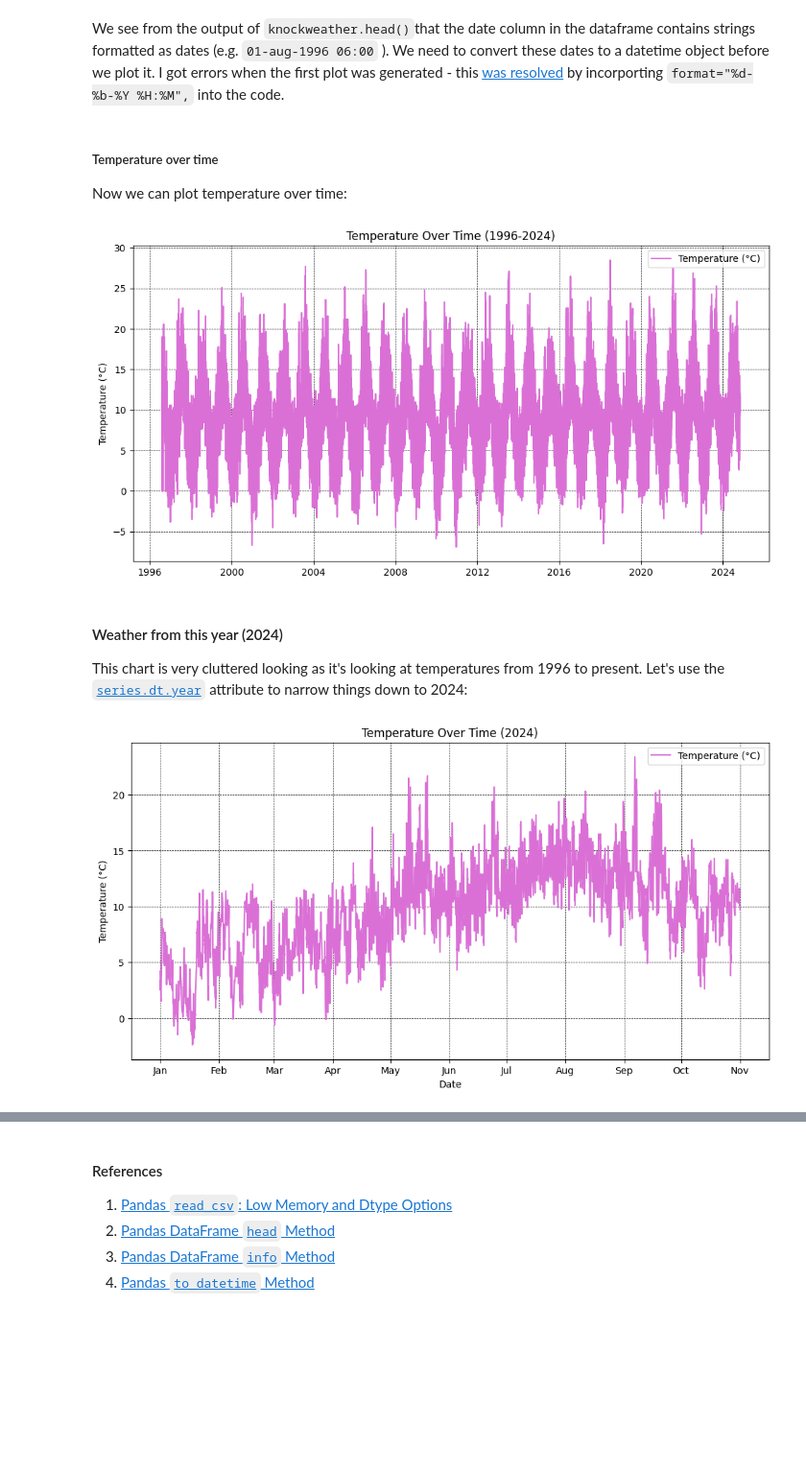
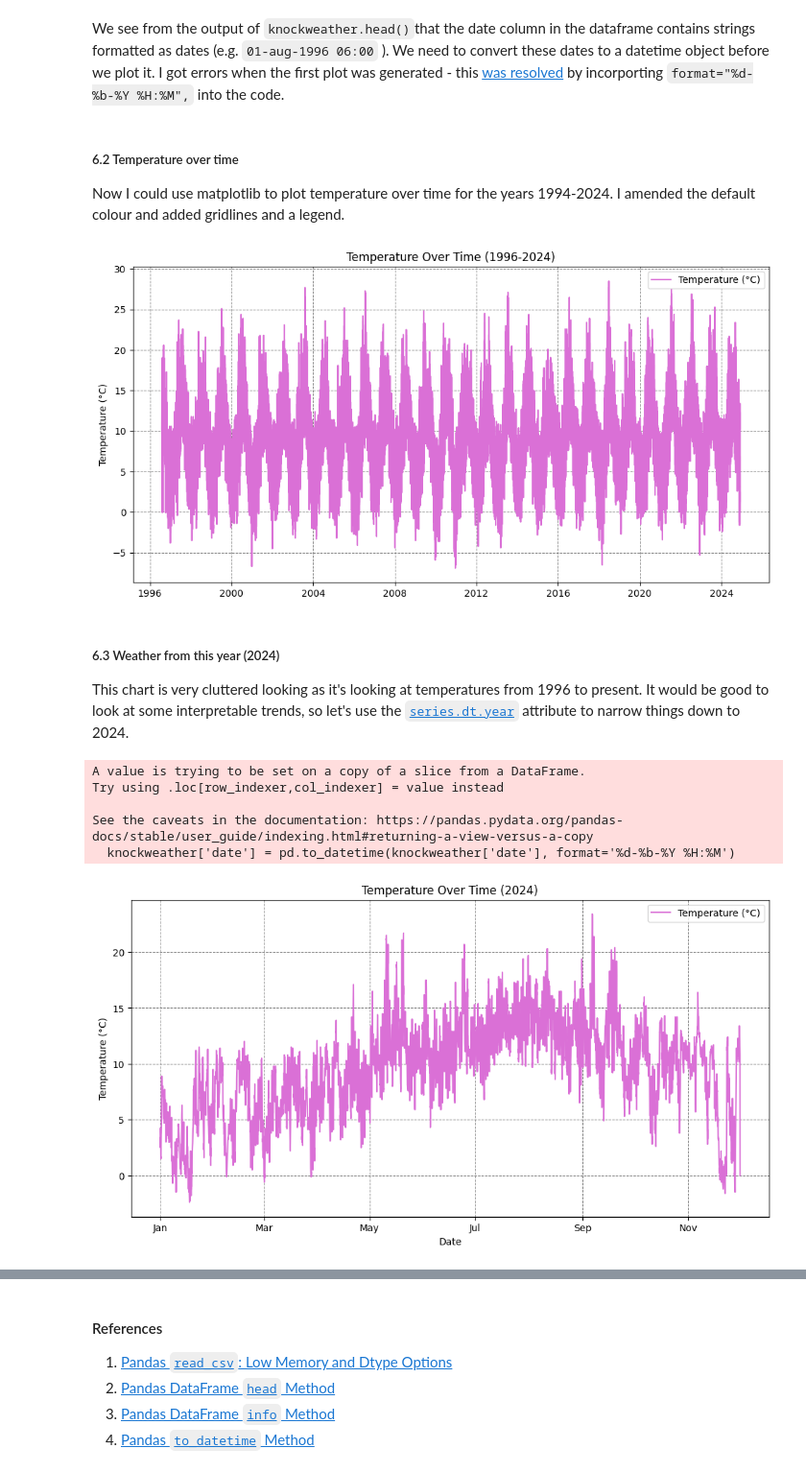
Before and after one commit to miriamroddy/PFDA, a Jupyter notebook: Assignments/assignment_6_Weather.ipynb, the cells around one changed output, grey strips where cells are left out. Shown: that part at 96% size. Drawn from its saved outputs; the diff is of its cells as text; code cells hidden in the pictures; blank space fills up the shorter version.

```diff
--- a/Assignments/assignment_6_Weather.ipynb
+++ b/Assignments/assignment_6_Weather.ipynb
@@ -112,41 +117,51 @@ We see from the output of `knockweather.head()`that the date column in the dataf
 # We convert our date column to a datetime object
 # https://pandas.pydata.org/docs/reference/api/pandas.to_datetime.html
 knockweather.loc[:, 'date'] = pd.to_datetime(knockweather['date'], format="%d-%b-%Y %H:%M")
-# %% [markdown]
-##### Temperature over time
-Now we can plot temperature over time:
+# %% [markdown]
+##### 6.2 Temperature over time
+Now I could use matplotlib to plot temperature over time for the years 1994-2024. I amended the default colour and added gridlines and a legend.
 # %%
+# Lets create the plot using matplotlib
 plt.figure(figsize=(12, 6))
 
-# Let's specify the colour and add a label https://matplotlib.org/stable/gallery/color/named_colors.html
+# Let's specify the colour (https://matplotlib.org/stable/gallery/color/named_colors.html) and add a label
 plt.plot(knockweather['date'], knockweather['temp'], color='orchid', label='Temperature (°C)')
 plt.ylabel('Temperature (°C)')
 plt.title('Temperature Over Time (1996-2024)')
-plt.grid(color='black', linestyle='--', linewidth=0.5)
+plt.grid(color='gray', linestyle='--', linewidth=0.7)
 plt.legend()
 plt.show()
 # %% [output]
-[figure, old version]
+[figure, new version]
 # %% [markdown]
-#### Weather from this year (2024)
-This chart is very cluttered looking as it's looking at temperatures from 1996 to present. Let's use the [`series.dt.year`](https://www.geeksforgeeks.org/pandas-series-dt-year/) attribute to narrow things down to 2024:
+##### 6.3 Weather from this year (2024)
+This chart is very cluttered looking as it's looking at temperatures from 1996 to present. It would be good to look at some interpretable trends, so let's use the [`series.dt.year`](https://www.geeksforgeeks.org/pandas-series-dt-year/) attribute to narrow things down to 2024.
 # %%
-import matplotlib.dates as mdates
+# See markdown cell for commentary on why this code is repeated
+knockweather['date'] = pd.to_datetime(knockweather['date'], format='%d-%b-%Y %H:%M')
 
-#  We want to filter the data for the year 2024 and plot
-weather2024 = knockweather[knockweather['date'].dt.year == 2024]
+# Lets create a new dataframe that enables us to focus on one specific year (2024)
+# https://www.geeksforgeeks.org/pandas-series-dt-year/
+weather2024 = knockweather.loc[knockweather['date'].dt.year == 2024]
+
+# Now create the plot
 plt.figure(figsize=(12, 6))
 plt.plot(weather2024['date'], weather2024['temp'], color='orchid', label='Temperature (°C)')
 
-# For a nicer layout, we need to format x-axis with abbreviated months
-# https://www.earthdatascience.org/courses/use-data-open-source-python/use-time-series-data-in-python/date-time-types-in-pandas-python/customize-dates-matplotlib-plots-python/
+# Reformat x-axis so the months are in Jan, Feb, Mar etc. format
+# https://www.geeksforgeeks.org/matplotlib-dates-dateformatter-class-in-python/
+
 plt.gca().xaxis.set_major_formatter(mdates.DateFormatter('%b'))
 plt.xlabel('Date')
-
 plt.ylabel('Temperature (°C)')
 plt.title('Temperature Over Time (2024)')
-plt.grid(color='black', linestyle='--', linewidth=0.5)
+plt.grid(color='gray', linestyle='--', linewidth=0.7)
 plt.legend()
 plt.show()
 # %% [output]
+A value is trying to be set on a copy of a slice from a DataFrame.
+Try using .loc[row_indexer,col_indexer] = value instead
+
+See the caveats in the documentation: https://pandas.pydata.org/pandas-docs/stable/user_guide/indexing.html#returning-a-view-versus-a-copy
+  knockweather['date'] = pd.to_datetime(knockweather['date'], format='%d-%b-%Y %H:%M')
-[figure, old version]
+[figure, new version]
```
Also changed, not shown: parts of 29 cells of this notebook.
